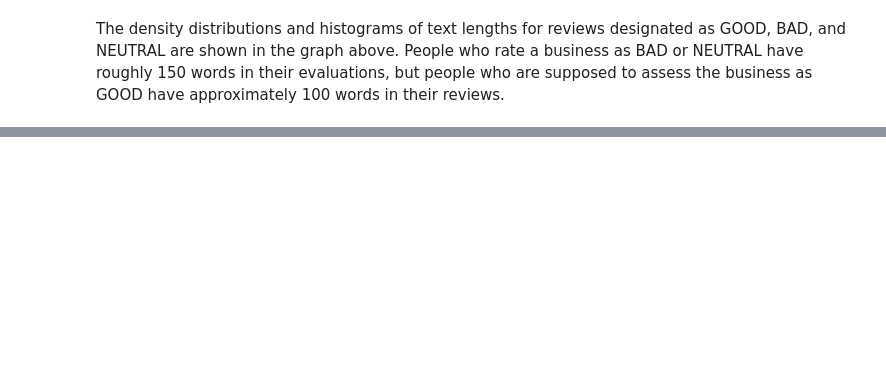
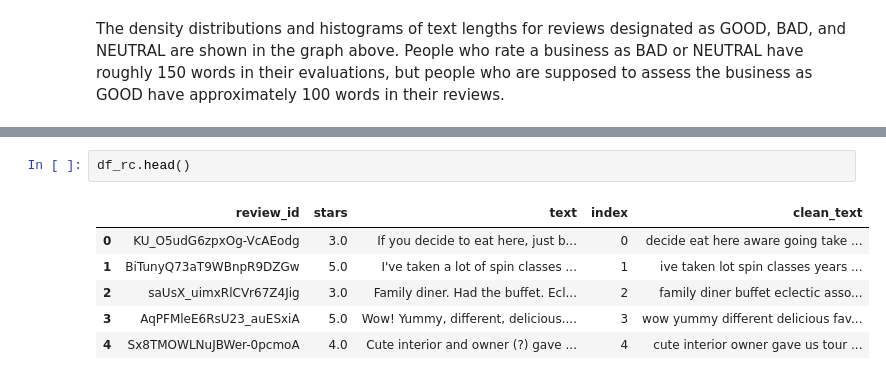
Before and after one commit to KoralegeiKavindya/DL-CW, a Jupyter notebook: Supervised_Model_CW2.ipynb, the cells around one changed output, grey strips where cells are left out. Drawn from its saved outputs; the diff is of its cells as text; blank space fills up the shorter version.

```diff
--- a/Supervised_Model_CW2.ipynb
+++ b/Supervised_Model_CW2.ipynb
@@ -429,0 +561,9 @@ plt.show()
+# %%
+df_rc.head()
+# %% [output]
+|  | review_id | stars | text | index | clean_text |
+| 0 | KU_O5udG6zpxOg-VcAEodg | 3.0 | If you decide to eat here, just b... | 0 | decide eat here aware going take ... |
+| 1 | BiTunyQ73aT9WBnpR9DZGw | 5.0 | I've taken a lot of spin classes ... | 1 | ive taken lot spin classes years ... |
+| 2 | saUsX_uimxRlCVr67Z4Jig | 3.0 | Family diner. Had the buffet. Ecl... | 2 | family diner buffet eclectic asso... |
+| 3 | AqPFMleE6RsU23_auESxiA | 5.0 | Wow! Yummy, different, delicious.... | 3 | wow yummy different delicious fav... |
+| 4 | Sx8TMOWLNuJBWer-0pcmoA | 4.0 | Cute interior and owner (?) gave ... | 4 | cute interior owner gave us tour ... |
```
Also changed, not shown: parts of 41 cells of this notebook.
